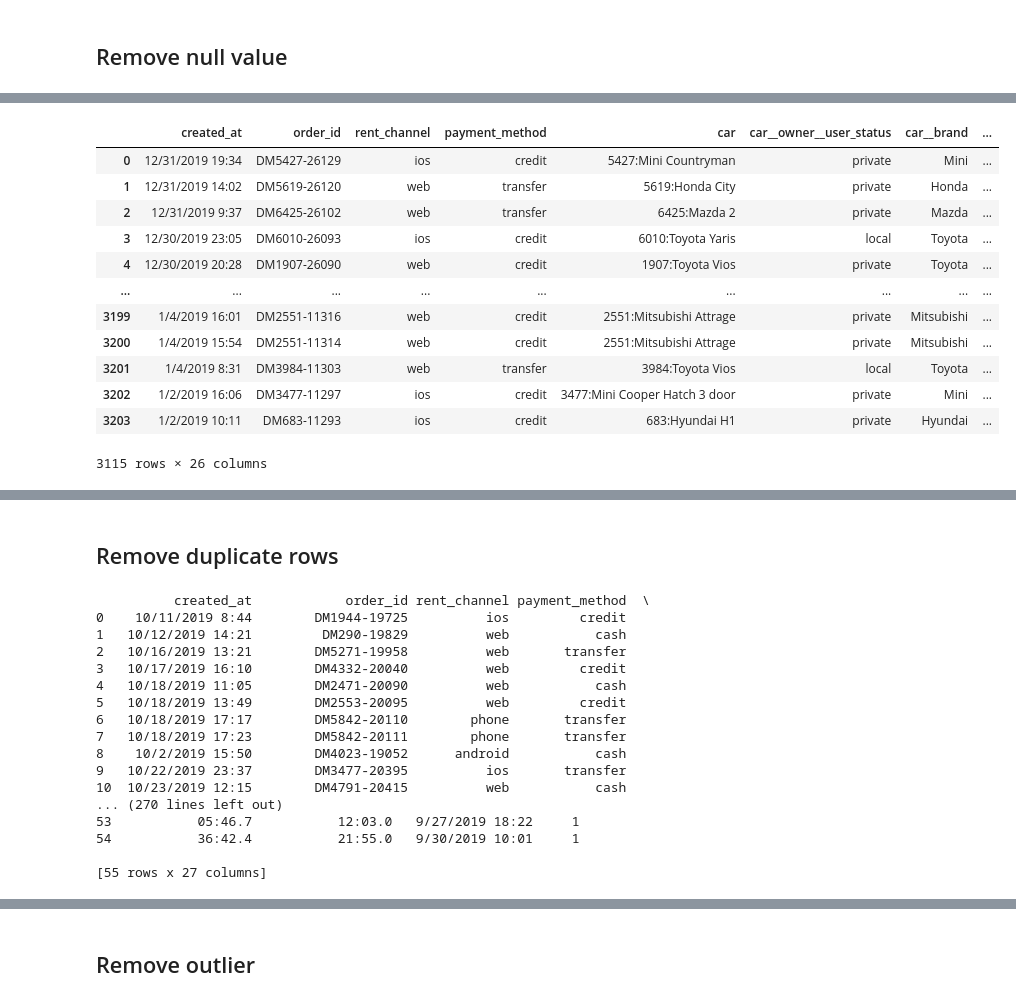
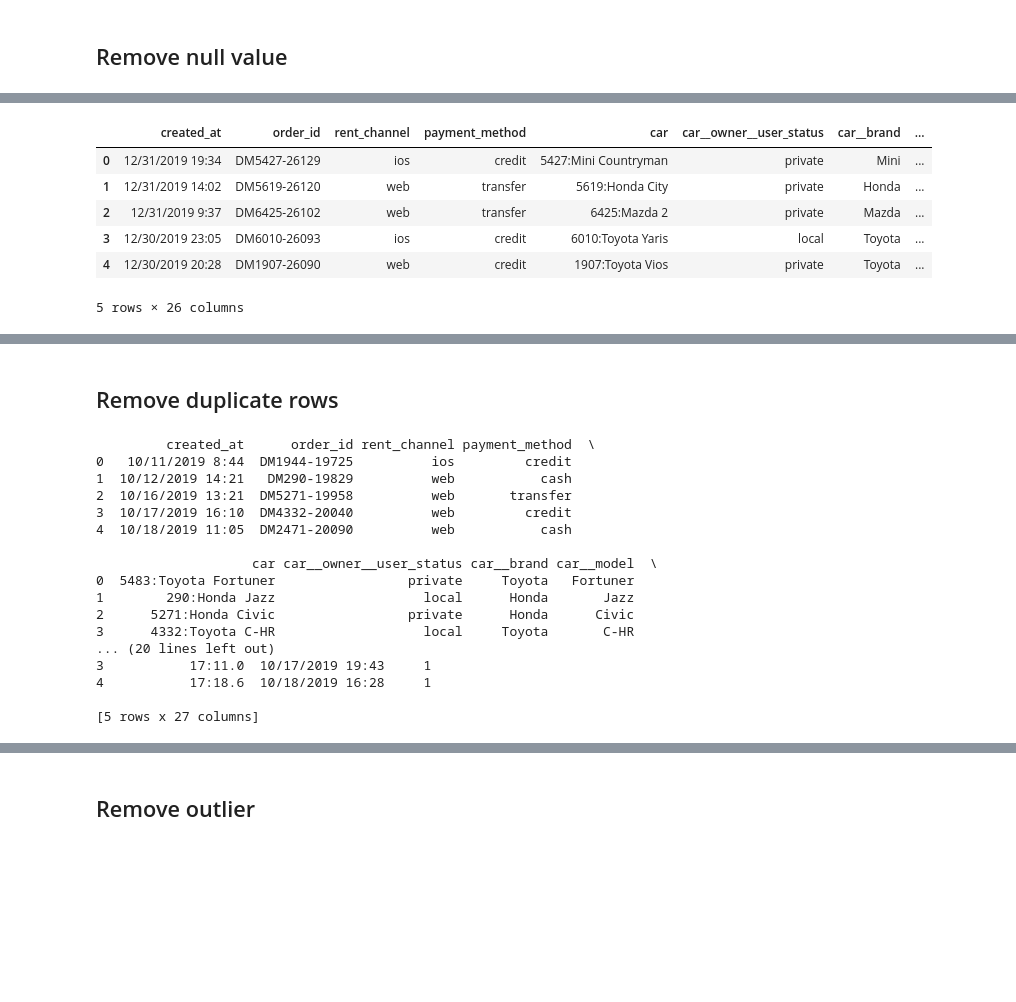
Before and after one commit to voravarun/DSA-206, a Jupyter notebook: Assignment_Final.ipynb, the cells around one changed output, grey strips where cells are left out. Saved outputs shown, nothing was run; the diff lists cells and outputs as text; code cells hidden in the pictures; blank space fills up the shorter version.

```diff
--- a/Assignment_Final.ipynb
+++ b/Assignment_Final.ipynb
@@ -56,21 +52,15 @@ dtype: int64
 # %%
 df = df.dropna(axis=0, subset=['payment_method','car','car__owner__user_status',
 'car__brand','car__model','insurance_price','discount_amount','redeem_amount','tax_withholding'])
-df
+df.head()
 # %% [output]
 |  | created_at | order_id | rent_channel | payment_method | car | car__owner__user_status | car__brand | ... |
 | 0 | 12/31/2019 19:34 | DM5427-26129 | ios | credit | 5427:Mini Countryman | private | Mini | ... |
 | 1 | 12/31/2019 14:02 | DM5619-26120 | web | transfer | 5619:Honda City | private | Honda | ... |
 | 2 | 12/31/2019 9:37 | DM6425-26102 | web | transfer | 6425:Mazda 2 | private | Mazda | ... |
 | 3 | 12/30/2019 23:05 | DM6010-26093 | ios | credit | 6010:Toyota Yaris | local | Toyota | ... |
 | 4 | 12/30/2019 20:28 | DM1907-26090 | web | credit | 1907:Toyota Vios | private | Toyota | ... |
-| ... | ... | ... | ... | ... | ... | ... | ... | ... |
-| 3199 | 1/4/2019 16:01 | DM2551-11316 | web | credit | 2551:Mitsubishi Attrage | private | Mitsubishi | ... |
-| 3200 | 1/4/2019 15:54 | DM2551-11314 | web | credit | 2551:Mitsubishi Attrage | private | Mitsubishi | ... |
-| 3201 | 1/4/2019 8:31 | DM3984-11303 | web | transfer | 3984:Toyota Vios | local | Toyota | ... |
-| 3202 | 1/2/2019 16:06 | DM3477-11297 | ios | credit | 3477:Mini Cooper Hatch 3 door | private | Mini | ... |
-| 3203 | 1/2/2019 10:11 | DM683-11293 | ios | credit | 683:Hyundai H1 | private | Hyundai | ... |
-3115 rows × 26 columns
+5 rows × 26 columns
 # %%
 df.isna().sum()
 # %% [output]
@@ -94,24 +84,24 @@ dtype: int64
 # %% [markdown]
 ## Remove duplicate rows
 # %%
-print(df.groupby(df.columns.tolist(),as_index=False).size())
+print(df.groupby(df.columns.tolist(),as_index=False).size().head())
 # %% [output]
-          created_at            order_id rent_channel payment_method  \
-0    10/11/2019 8:44        DM1944-19725          ios         credit
-1   10/12/2019 14:21         DM290-19829          web           cash
-2   10/16/2019 13:21        DM5271-19958          web       transfer
-3   10/17/2019 16:10        DM4332-20040          web         credit
-4   10/18/2019 11:05        DM2471-20090          web           cash
-5   10/18/2019 13:49        DM2553-20095          web         credit
-6   10/18/2019 17:17        DM5842-20110        phone       transfer
-7   10/18/2019 17:23        DM5842-20111        phone       transfer
-8    10/2/2019 15:50        DM4023-19052      android           cash
-9   10/22/2019 23:37        DM3477-20395          ios       transfer
-10  10/23/2019 12:15        DM4791-20415          web           cash
-... (270 lines left out)
-53           05:46.7           12:03.0   9/27/2019 18:22     1
-54           36:42.4           21:55.0   9/30/2019 10:01     1
+         created_at      order_id rent_channel payment_method  \
+0   10/11/2019 8:44  DM1944-19725          ios         credit
+1  10/12/2019 14:21   DM290-19829          web           cash
+2  10/16/2019 13:21  DM5271-19958          web       transfer
+3  10/17/2019 16:10  DM4332-20040          web         credit
+4  10/18/2019 11:05  DM2471-20090          web           cash
 
-[55 rows x 27 columns]
+                    car car__owner__user_status car__brand car__model  \
+0  5483:Toyota Fortuner                 private     Toyota   Fortuner
+1        290:Honda Jazz                   local      Honda       Jazz
+2      5271:Honda Civic                 private      Honda      Civic
+3      4332:Toyota C-HR                   local     Toyota       C-HR
+... (20 lines left out)
+3           17:11.0  10/17/2019 19:43     1
+4           17:18.6  10/18/2019 16:28     1
+
+[5 rows x 27 columns]
 # %%
 df = df.drop_duplicates(keep='last')
```
Also changed, not shown: parts of 5 cells of this notebook, 1 other file.
